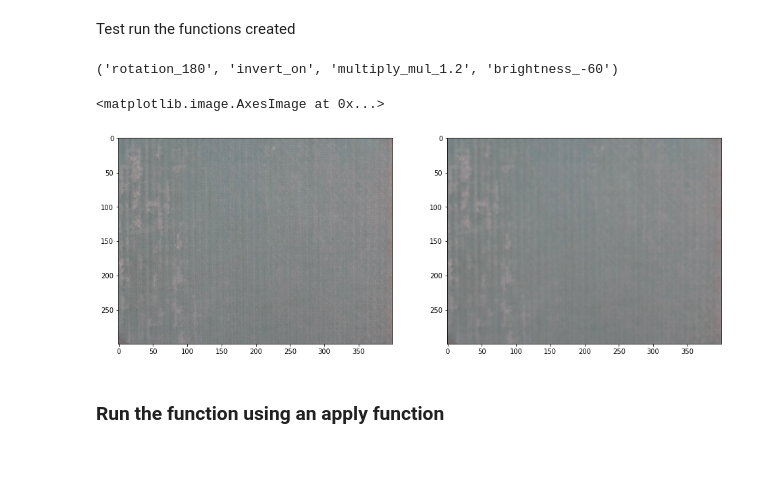
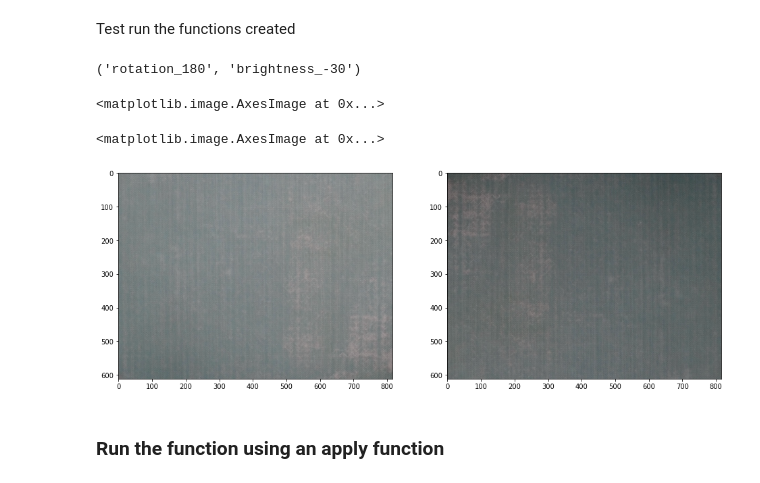
Before and after one commit to ShyamRavikumar/BAI09-Defect-Detection, a Jupyter notebook: Pre-processing/4. Data Augmentation.ipynb, the cells around one changed output. Drawn from its saved outputs; the diff is of its cells as text; code cells hidden in the pictures.

Commit message:
Augmentations modified - only 1 augmentation (excl brightness) per img

```diff
--- a/Pre-processing/4. Data Augmentation.ipynb
+++ b/Pre-processing/4. Data Augmentation.ipynb
@@ -132,8 +133,8 @@ Just uncomment any one of the below, and then run the next line to view the resu
 # augmentor = iaa.Invert(1)
 # augmentor = iaa.GammaContrast(1.25)
 # augmentor = iaa.Multiply(1.2)
-# augmentor = iaa.Sharpen(alpha=1,lightness=1) # Only sharpen
-augmentor = iaa.Add(-30) #Adjust brightness
+# augmentor = iaa.Sharpen(alpha=0.2,lightness=1) # Only sharpen
+# augmentor = iaa.Add(-30) #Adjust brightness
 ## augmentor = iaa.AddToHueAndSaturation((-100,100)) #Adjust Hue and Saturation. Not implemented currently
 # augmentor = iaa.Sequential([iaa.Flipud(1),iaa.Fliplr(1)]) #Inversion done to make snowflakes more visible
 # %%
@@ -195,7 +196,8 @@ list_brightnesses = [(x,) for x in acceptable_augmentations_brightness.keys()]
 # %%
 # Create combinations of all augmentations excluding brightness
 combinations_augmentations_phase_1 = []
-for i in range(1,len(list_augmentations)):
+for i in range(1,2):
+# for i in range(1,len(list_augmentations)):
     combinations_augmentations_phase_1+= combinations(list_augmentations,i)
 # %%
 # Create combinations including brightness
@@ -303,3 +281,5 @@ data_sampled.sample(10)
+# %%
+data_sampled = res.copy()
 # %% [markdown]
 Add a row number for each row in the dataframe, and a column to identify the augmentation
 # %%
@@ -340,37 +328,49 @@ Sample code for reference
 # %% [markdown]
 Create a function to create hooks (i.e., only certain augmentations required by each sample will be run)
 # %%
+# Create a consolidated dictionary containing definitions for all augmentations
+dict_augmentations = acceptable_augmentations_brightness.copy()
+for key,val in acceptable_augmentations.items():
+    dict_augmentations[key]=val
+
+
 def read_image(path):
     # Read an image from a path, and return the results as an array
     # Currently, the color scheme is not changed from BGR to RGB using the following line, since we are not playing with hue anywhere
     # return imutils.opencv2matplotlib(cv2.imread(path))
     return cv2.imread(path)
 
-def get_hook(names):
-#     A helper function that will take in the list of augmentation names mentioned in the dataframe, and return a hook name for the same
-    return lambda images,augmenter,parents,default: False if augmenter.name in names else default
+def get_augmentor(augmentation_labels):
+    # Create an augmentor that would perform a specific set of augmentations
+    temp=[dict_augmentations[label] for label in augmentation_labels]
+    return iaa.Sequential(temp).to_deterministic()
 
-def augment_and_save_image(row):
-    aug_img = seq_aug.augment_image(read_image(row['path']),hooks=ia.HooksImages(get_hook(row['augmentations'])))
+def augment_and_save_image(row,flag_return_image=False):
+    augmentor = get_augmentor(row['augmentations'])
+    aug_img = augmentor.augment_image(read_image(row['path']))
 
     # Store the save the augmented images
     cv2.imwrite(row['path_output'],aug_img)
-    return aug_img
+    if flag_return_image:
+        return aug_img
 # %% [markdown]
 Test run the functions created
 # %%
-# row = data_sampled.sample(5,random_state=SEED).iloc[1]
-# print(row['augmentations'])
+row = data_sampled.iloc[20]
+print(row['augmentations'])
 
-# fig,(ax1,ax2) = plt.subplots(ncols=2)
-# ax1.imshow(read_image(row['path']))
-# ax2.imshow(augment_and_save_image(row))
+augmented_image = augment_and_save_image(row,flag_return_image=True)
 
-# # plt.imshow(augment_and_save_image(row))
+fig,(ax1,ax2) = plt.subplots(ncols=2)
+ax1.imshow(read_image(row['path']))
+ax2.imshow(augmented_image)
+
+# plt.imshow(augment_and_save_image(row))
 # %% [output]
-('rotation_180', 'invert_on', 'multiply_mul_1.2', 'brightness_-60')
+('rotation_180', 'brightness_-30')
 <matplotlib.image.AxesImage at 0x...>
+<matplotlib.image.AxesImage at 0x...>
-[figure, old version]
+[figure, new version]
 # %% [markdown]
 ### Run the function using an apply function
 # %%
```
Also changed, not shown: parts of 18 cells of this notebook.
